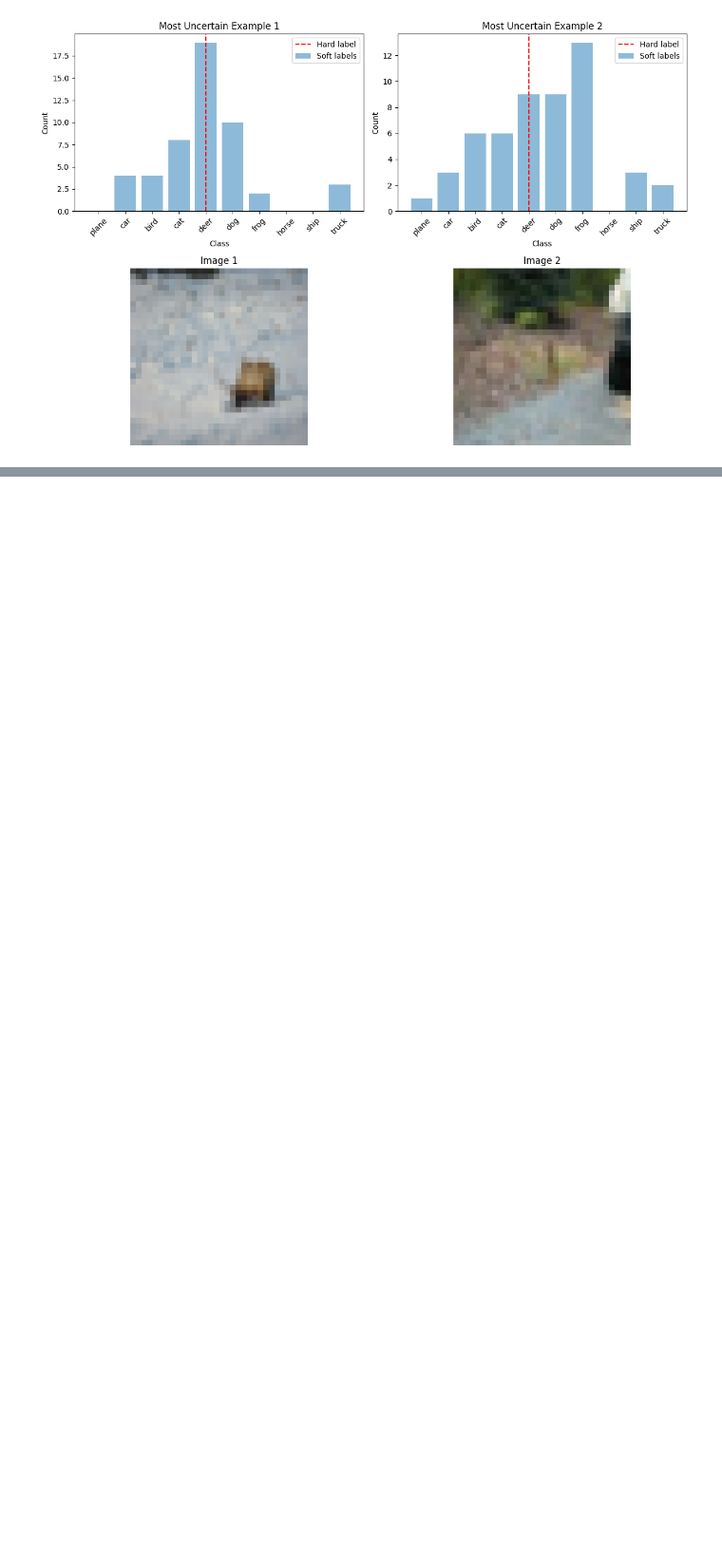
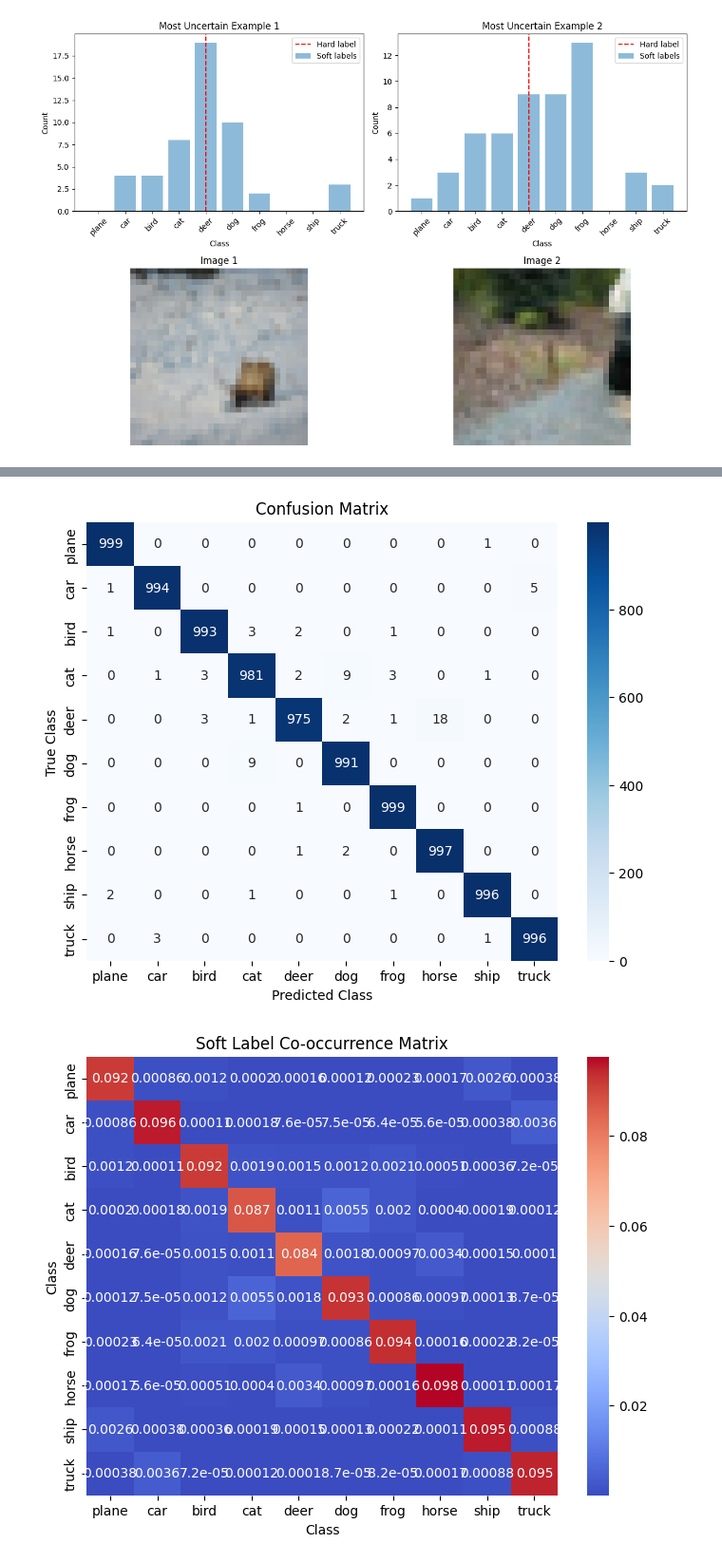
Before and after one commit to cdhmarsh/cs229_final_pub, a Jupyter notebook: baselines/explore.ipynb, the cells around one changed output, grey strips where cells are left out. Shown at 95% size. Drawn from its saved outputs; the diff is of its cells as text; code cells hidden in the pictures; blank space fills up the shorter version.

```diff
--- a/baselines/explore.ipynb
+++ b/baselines/explore.ipynb
@@ -218,0 +325,7 @@ Median entropy: 0.10
+# %%
+plot_confusion_matrix(actual, predictions)
+plot_soft_cooccurrence_matrix(probs)
+plot_kl_divergence_matrix(probs)
+# %% [output]
+[figure, added]
+[figure, added]
```
Also changed, not shown: parts of 4 cells of this notebook.
